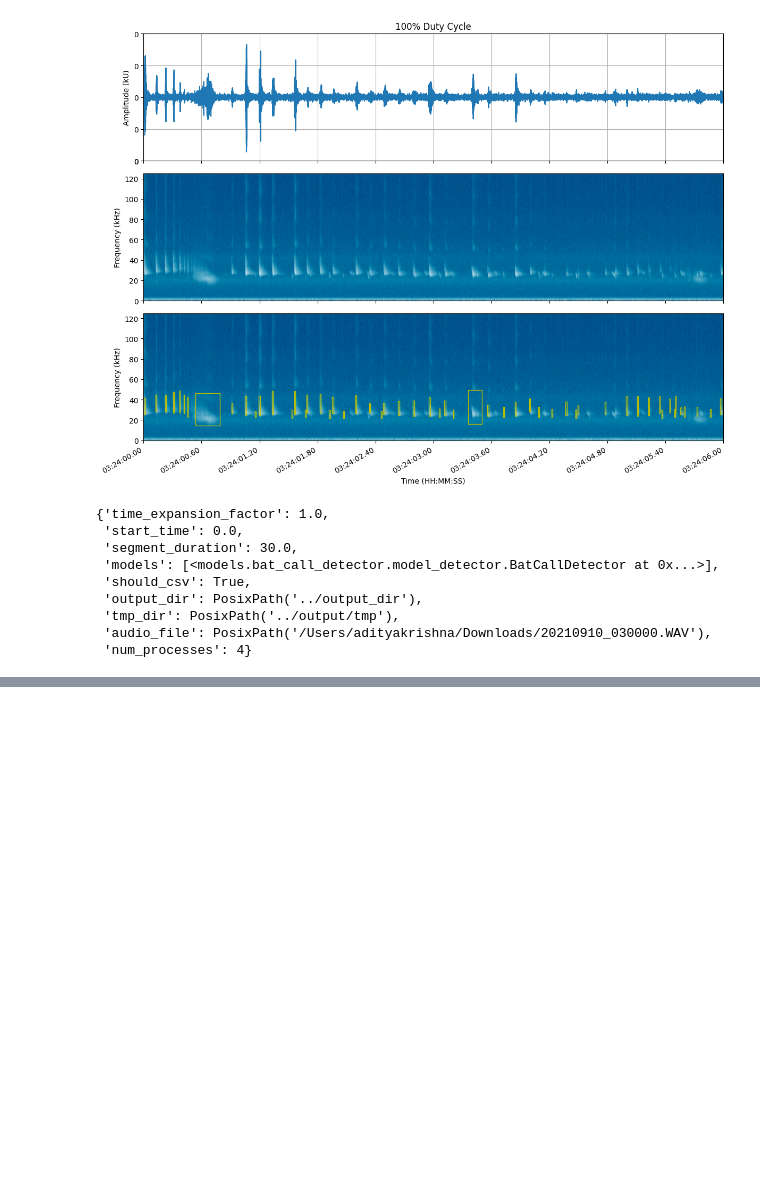
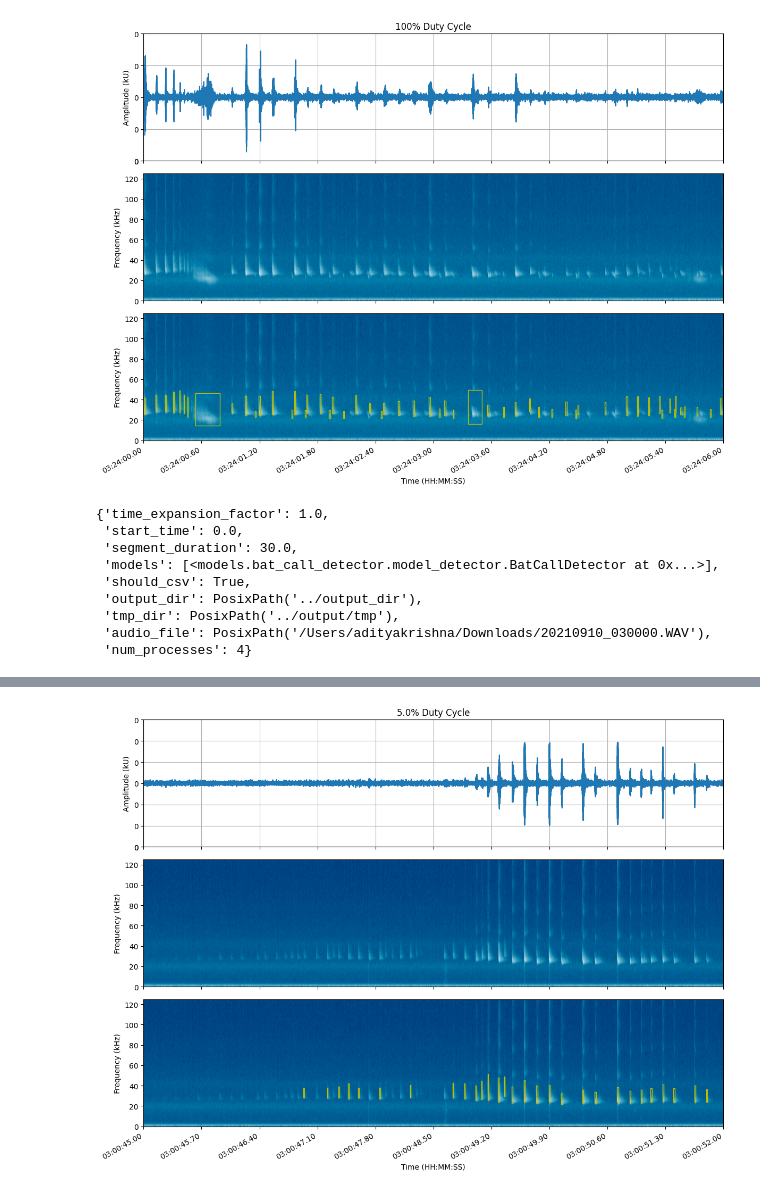
Before and after one commit to ctuguinay/bat-detector-msds, a Jupyter notebook: notebooks/msds_pipeline.ipynb, the cells around one changed output, grey strips where cells are left out. Drawn from its saved outputs; the diff is of its cells as text; code cells hidden in the pictures; blank space fills up the shorter version.

```diff
--- a/notebooks/msds_pipeline.ipynb
+++ b/notebooks/msds_pipeline.ipynb
@@ -33,7 +33,7 @@ def subsample(percent_on, audio):
 
     return np.arange(samples_on), sub_audio.astype('int16')
 
-def subsample_frompath(percent_on, audio_filepath, output_dir):
+def subsample_frompath(audio_filepath, output_dir, percent_on, offset):
 
     audio = sf.SoundFile(audio_filepath)
 
@@ -41,11 +41,11 @@ def subsample_frompath(percent_on, audio_filepath, output_dir):
     audio_length = audio.frames
     frames_on = percent_on * audio_length
 
+    audio.seek(sr*offset)
     sub_audio = audio.read(np.round(frames_on).astype('int32'), dtype='int16')
 
     op_file = os.path.basename(audio_filepath.name).replace(" ", "_")
-    op_file_en = "__{:.2f}".format(100*percent_on) + "p"
-    op_file = op_file[:-4] + op_file_en + ".WAV"
+    op_file = f"{op_file[:-4]}__{(percent_on):.0%}DUTYCYCLE_{offset:.0f}secOFFSET.WAV"
 
     sf.write(os.path.join(output_dir, op_file), sub_audio, sr, subtype='PCM_16')
 
@@ -59,7 +59,7 @@ def plt_msds(filename, audio, fs, reftimes, times, p_on=1):
     audio = audio[times[0]*fs:times[1]*fs]
 
     ## Strip the datetime for year, month, date, and hour from filename
-    file_dt = dt.datetime.strptime(filename, '%Y%m%d_%H%M%S.WAV')
+    file_dt = dt.datetime.strptime(filename[:15], '%Y%m%d_%H%M%S')
 
     ## Only find numPoints amount of labels from all available seconds
     numPoints = 11
@@ -126,7 +126,7 @@ def plt_msds(filename, audio, fs, reftimes, times, p_on=1):
     plt.tight_layout()
     plt.show()
 
-def get_msds_params(filename, times):
+def get_msds_params(filename:str, times):
     csv_file = f'../output_dir/BatDetectorMSDS-{filename}.csv'
     df = pd.read_csv(csv_file)
     s_times = df['start_time']
@@ -142,4 +142,20 @@ def get_msds_params(filename, times):
     x_bandwidths = xe_freqs - xs_freqs
 
     return xs_inds, xs_freqs, x_durations, x_bandwidths, det_labels
+
+def get_msds_params_from_df(dets:pd.DataFrame, times):
+    df = dets
+    s_times = df['start_time']
+    e_times = df['end_time']
+    s_freqs = df['low_freq']
+    e_freqs = df['high_freq']
+    det_labels = df['event'].values
+    xs_inds = s_times[np.logical_and(s_times > times[0], e_times < times[1])].values - times[0]
+    xe_inds = e_times[np.logical_and(s_times > times[0], e_times < times[1])].values - times[0]
+    xs_freqs = s_freqs[np.logical_and(s_times > times[0], e_times < times[1])].values
+    xe_freqs = e_freqs[np.logical_and(s_times > times[0], e_times < times[1])].values
+    x_durations = xe_inds - xs_inds
+    x_bandwidths = xe_freqs - xs_freqs
+
+    return xs_inds, xs_freqs, x_durations, x_bandwidths, det_labels
 # %%
@@ -316,0 +428,8 @@ fb_preds
+# %%
+audio_file = sf.SoundFile(cfg["audio_file"])
+sr = audio_file.samplerate
+audio = audio_file.read()
+
+plt_msds('20210910_030000__5%DUTYCYCLE_1400secOFFSET.WAV', audio, sr, [0, 90], np.array([45, 52]), p_on=0.05)
+# %% [output]
+[figure, added]
```
Also changed, not shown: parts of 8 cells of this notebook, 7 other files.
